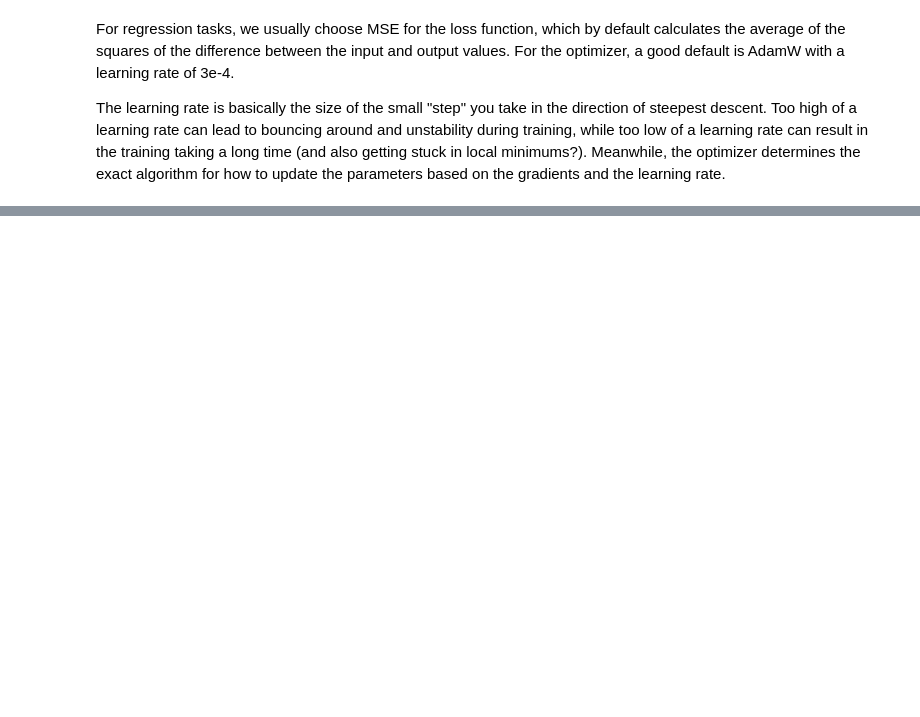
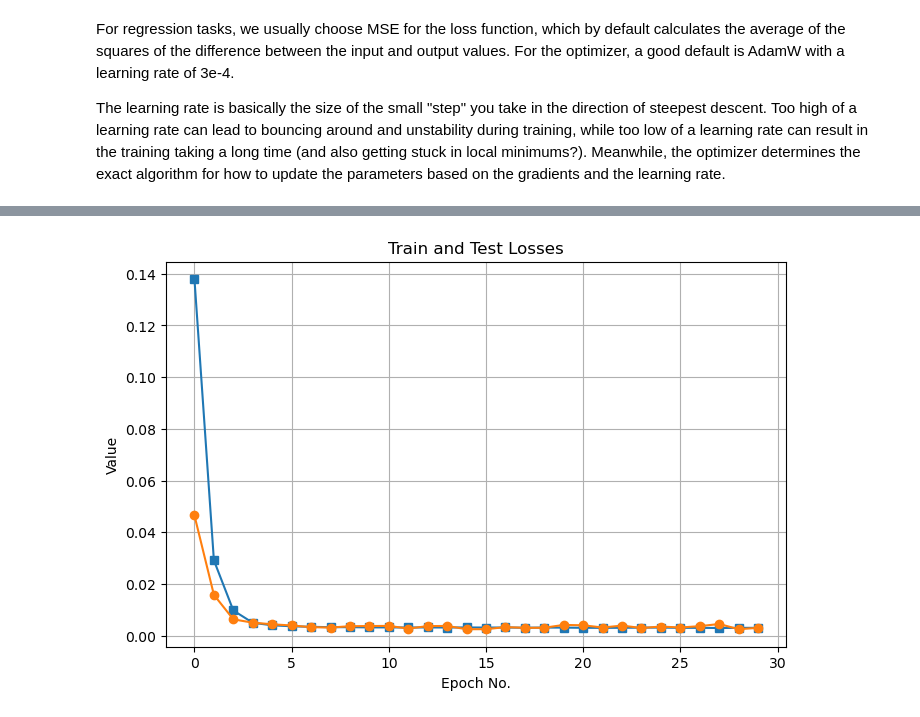
Before and after one commit to boninif06/SPS_Curriculum, a Jupyter notebook: Intro_DL_4_Physics/intro_pytorch.ipynb, the cells around one changed output, grey strips where cells are left out. Cells and saved outputs as stored; diff of their text form; code cells hidden in the pictures; blank space fills up the shorter version.

```diff
--- a/Intro_DL_4_Physics/intro_pytorch.ipynb
+++ b/Intro_DL_4_Physics/intro_pytorch.ipynb
@@ -272,17 +273,15 @@ With that said, let's get to the code. In PyTorch, every ML model or model compo
 Furthermore, (similar to the Dataset class) every `nn.Module` class must implement two functions: `__init__` (the constructor), and `forward`, which determines how the inputs are transformed into the outputs. Like before, you can have additional functions, but these two are mandatory.
 # %%
 class FourierTransformModel(nn.Module):
-    def __init__(self, input_dim=256, output_dim=512, dim_feedforward=1024, dropout=0.5):
+    def __init__(self, input_dim=256, output_dim=512, dim_feedforward=1024):
         super().__init__()
         # nn.Sequential is a container that "chains" together different layers
         # i.e., the output of the first layer is the input to the second, and so on.
         self.MLP = nn.Sequential(
             nn.Linear(input_dim, dim_feedforward),
             nn.ReLU(),
-            nn.Dropout(dropout),
             nn.Linear(dim_feedforward, dim_feedforward),
             nn.ReLU(),
-            nn.Dropout(dropout),
             nn.Linear(dim_feedforward, output_dim),
         )
 
@@ -393,6 +392,7 @@ def train_loop(dataloader, model, loss_fn, optimizer):
     # get average
     training_loss /= num_batches
     print(f"Training Loss: {training_loss}")
+    return training_loss
 
 
 def test_loop(dataloader, model, loss_fn):
@@ -411,7 +411,9 @@ def test_loop(dataloader, model, loss_fn):
 
     test_loss /= num_batches
     print(f"Test Loss: {test_loss}\n")
+    return test_loss
 # %% [markdown]
 We also need to initialize our actual model:
 # %%
-model = FourierTransformModel(dropout=0.0)
+model = FourierTransformModel()
+model.eval()
@@ -427,9 +439,12 @@ Now we can finally put everything together and train the model! Let's run the tr
 # %%
-epochs = 300
+train_losses = []
+test_losses = []
+
+epochs = 30
 for t in range(epochs):
     print(f"Epoch {t+1}\n-------------------------------")
-    train_loop(train_dataloader, model, loss_fn, optimizer)
-    test_loop(test_dataloader, model, loss_fn)
+    train_losses.append(train_loop(train_dataloader, model, loss_fn, optimizer))
+    test_losses.append(test_loop(test_dataloader, model, loss_fn))
 print("Done!")
 # %% [output]
 Epoch 1
@@ -453,2 +467,18 @@ KeyboardInterrupt:
+# %%
+def plot_losses(train_losses, test_losses):
+    plt.figure(figsize=(8, 5))
+    plt.plot(train_losses, marker="s")  # Plot the list with markers
+    plt.plot(test_losses, marker="o")  # Plot the list with markers
+    plt.title("Train and Test Losses")
+    plt.xlabel("Epoch No.")
+    plt.ylabel("Value")
+    plt.grid(True)
+
+    # Show the plot
+    plt.show()
+
+plot_losses(train_losses, test_losses)
+# %% [output]
+[figure, added]
 # %%
 torch.save(model.state_dict(), "model.pth")
```
Also changed, not shown: parts of 19 cells of this notebook, 1 other file.
